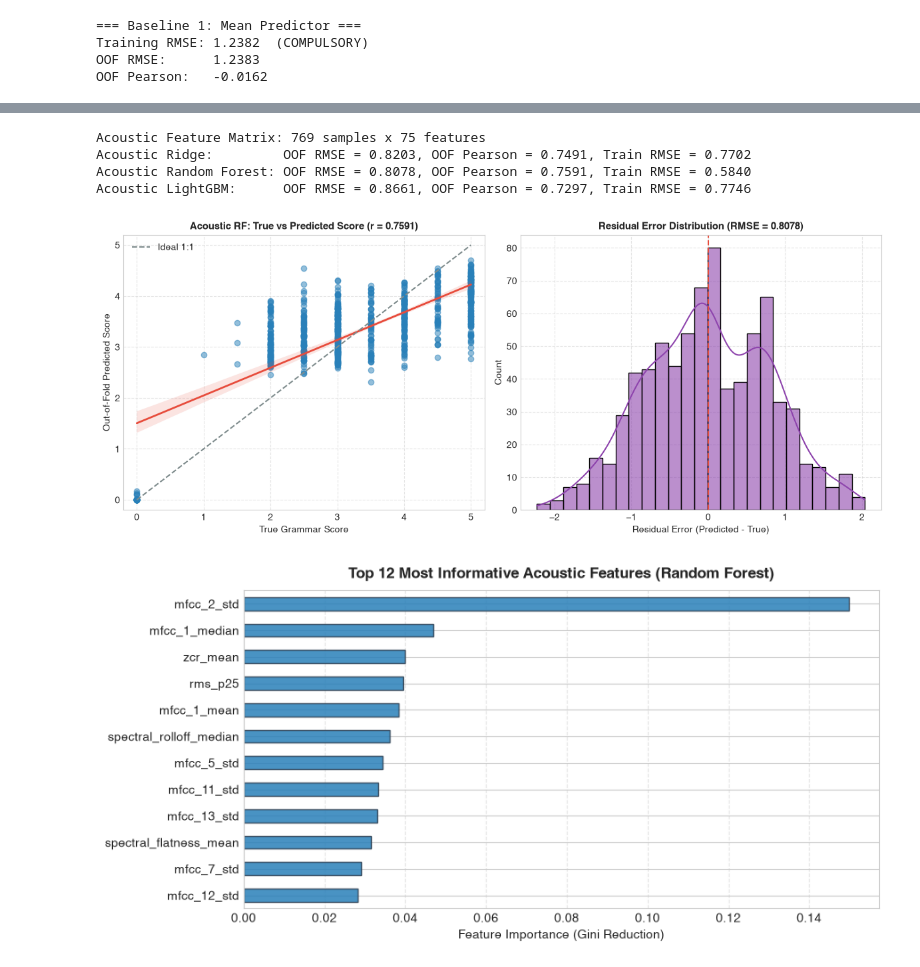
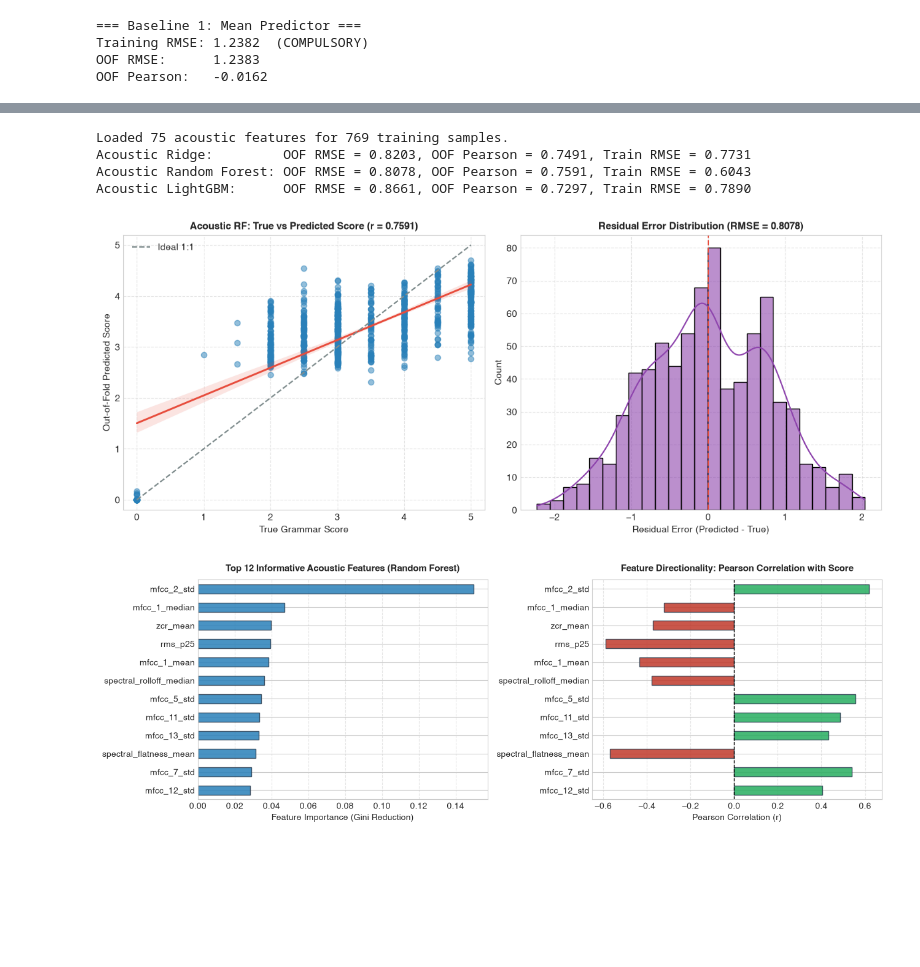
Before and after one commit to nandinikhandelwal120603/SHL_HIRING_ASSESMENT, a Jupyter notebook: notebook/shl_grammar_scoring.ipynb, the cells around one changed output, grey strips where cells are left out. Cells and saved outputs as stored; diff of their text form; code cells hidden in the pictures; blank space fills up the shorter version.

```diff
--- a/notebook/shl_grammar_scoring.ipynb
+++ b/notebook/shl_grammar_scoring.ipynb
@@ -539,24 +552,27 @@ We load our 75 handcrafted acoustic features and train three diverse regressors:
 # %%
-# Load cached handcrafted acoustic features
-train_feats = pd.read_parquet(os.path.join(ARTIFACTS_DIR, "audio_features_train.parquet"))
-test_feats = pd.read_parquet(os.path.join(ARTIFACTS_DIR, "audio_features_test.parquet"))
+# Load pre-extracted acoustic features
+audio_train_path = os.path.join(ARTIFACTS_DIR, "audio_features_train.parquet")
+audio_test_path = os.path.join(ARTIFACTS_DIR, "audio_features_test.parquet")
 
-feature_cols = [c for c in train_feats.columns if c not in ['filename', 'label']]
-X_audio = train_feats[feature_cols]
+df_audio_train = pd.read_parquet(audio_train_path)
+df_audio_test = pd.read_parquet(audio_test_path)
 
-print(f"Acoustic Feature Matrix: {X_audio.shape[0]} samples x {X_audio.shape[1]} features")
+feature_cols = [c for c in df_audio_train.columns if c not in ['filename', 'label', 'audio_path']]
+X_audio = df_audio_train[feature_cols].copy()
 
-# Model 3A: Ridge
+print(f"Loaded {len(feature_cols)} acoustic features for {len(X_audio)} training samples.")
+
+# Model 2C: Acoustic Ridge Regression
 def get_audio_ridge():
     return Pipeline([
         ('scaler', StandardScaler()),
-        ('reg', Ridge(alpha=50.0, random_state=SEED))
+        ('ridge', Ridge(alpha=50.0, random_state=SEED))
     ])
 
 res_ridge = evaluate_cv(X_audio, y_true, folds, get_audio_ridge)
 tracker.record("EXP-03-AUDIO-RIDGE", "Handcrafted Acoustic (75)", "Ridge(alpha=50)", res_ridge, "Linear L2 regularized acoustic model")
 
-# Model 3B: Random Forest
+# Model 2D: Acoustic Random Forest
 def get_audio_rf():
     return RandomForestRegressor(
         n_estimators=100, max_depth=6, min_samples_split=5, min_samples_leaf=2,
@@ -566,7 +582,7 @@ def get_audio_rf():
 res_rf = evaluate_cv(X_audio, y_true, folds, get_audio_rf)
 tracker.record("EXP-04-AUDIO-RF", "Handcrafted Acoustic (75)", "RandomForest(depth=6)", res_rf, "Non-linear tree ensemble on acoustics")
 
-# Model 3C: LightGBM
+# Model 2E: Acoustic LightGBM
 def get_audio_lgbm():
     return LGBMRegressor(
         n_estimators=60, learning_rate=0.03, max_depth=3, num_leaves=15,
@@ -581,12 +597,12 @@ print(f"Acoustic Ridge:         OOF RMSE = {res_ridge['oof_rmse']:.4f}, OOF Pear
 print(f"Acoustic Random Forest: OOF RMSE = {res_rf['oof_rmse']:.4f}, OOF Pearson = {res_rf['oof_pearson']:.4f}, Train RMSE = {res_rf['train_rmse']:.4f}")
 print(f"Acoustic LightGBM:      OOF RMSE = {res_lgbm['oof_rmse']:.4f}, OOF Pearson = {res_lgbm['oof_pearson']:.4f}, Train RMSE = {res_lgbm['train_rmse']:.4f}")
 # %% [output]
-Acoustic Feature Matrix: 769 samples x 75 features
-Acoustic Ridge:         OOF RMSE = 0.8203, OOF Pearson = 0.7491, Train RMSE = 0.7702
-Acoustic Random Forest: OOF RMSE = 0.8078, OOF Pearson = 0.7591, Train RMSE = 0.5840
-Acoustic LightGBM:      OOF RMSE = 0.8661, OOF Pearson = 0.7297, Train RMSE = 0.7746
+Loaded 75 acoustic features for 769 training samples.
+Acoustic Ridge:         OOF RMSE = 0.8203, OOF Pearson = 0.7491, Train RMSE = 0.7731
+Acoustic Random Forest: OOF RMSE = 0.8078, OOF Pearson = 0.7591, Train RMSE = 0.6043
+Acoustic LightGBM:      OOF RMSE = 0.8661, OOF Pearson = 0.7297, Train RMSE = 0.7890
 # %%
-# Visualizations 6, 7 & 8: Predictions, Residuals & Feature Importances
+# Visualizations 5 & 6: Predictions, Residuals & Feature Importances
 best_oof = res_rf['oof_preds']
 residuals = best_oof - y_true
 
@@ -598,37 +614,49 @@ sns.regplot(x=y_true, y=best_oof, ax=axes[0],
             line_kws={'color': '#e74c3c', 'linewidth': 2})
 axes[0].plot([0, 5], [0, 5], '--', color='#7f8c8d', linewidth=1.5, label='Ideal 1:1')
 axes[0].set_title(f"Acoustic RF: True vs Predicted Score (r = {res_rf['oof_pearson']:.4f})", fontsize=11, fontweight='bold')
 axes[0].set_xlabel("True Grammar Score", fontsize=10)
 axes[0].set_ylabel("Out-of-Fold Predicted Score", fontsize=10)
 axes[0].set_xlim(-0.2, 5.2)
 axes[0].set_ylim(-0.2, 5.2)
 axes[0].legend()
 axes[0].grid(True, linestyle='--', alpha=0.5)
 
 # Residual Distribution
 sns.histplot(residuals, kde=True, ax=axes[1], color='#8e44ad', bins=25, alpha=0.6)
 axes[1].axvline(0, color='#e74c3c', linestyle='--', linewidth=1.5)
 axes[1].set_title(f"Residual Error Distribution (RMSE = {res_rf['oof_rmse']:.4f})", fontsize=11, fontweight='bold')
 axes[1].set_xlabel("Residual Error (Predicted - True)", fontsize=10)
 axes[1].set_ylabel("Count", fontsize=10)
 axes[1].grid(True, linestyle='--', alpha=0.5)
 
 plt.tight_layout()
 plt.show()
 
-# Top Feature Importances
+# Top Feature Importances & Directionality
 full_rf = get_audio_rf()
 full_rf.fit(X_audio, y_true)
 importances = pd.Series(full_rf.feature_importances_, index=feature_cols).sort_values(ascending=False).head(12)
+correlations = pd.Series([stats.pearsonr(X_audio[feat], y_true)[0] for feat in importances.index], index=importances.index)
 
-fig, ax = plt.subplots(figsize=(9, 4.5), dpi=100)
+fig, axes = plt.subplots(1, 2, figsize=(13, 4.5), dpi=100)
+
+# Feature Importance
 colors = ['#16a085' if any(w in feat for w in ['pause', 'silence', 'speech']) else '#2980b9' for feat in importances.index]
-importances.sort_values().plot(kind='barh', ax=ax, color=colors, edgecolor='#2c3e50', alpha=0.85)
-ax.set_title("Top 12 Most Informative Acoustic Features (Random Forest)", fontsize=12, fontweight='bold', pad=10)
-ax.set_xlabel("Feature Importance (Gini Reduction)", fontsize=10)
-ax.grid(axis='x', linestyle='--', alpha=0.5)
+importances.sort_values().plot(kind='barh', ax=axes[0], color=colors, edgecolor='#2c3e50', alpha=0.85)
+axes[0].set_title("Top 12 Informative Acoustic Features (Random Forest)", fontsize=11, fontweight='bold', pad=10)
+axes[0].set_xlabel("Feature Importance (Gini Reduction)", fontsize=10)
+axes[0].grid(axis='x', linestyle='--', alpha=0.5)
+
+# Directional Correlation (Pearson r)
+corr_colors = ['#27ae60' if r > 0 else '#c0392b' for r in correlations[importances.sort_values().index]]
+correlations[importances.sort_values().index].plot(kind='barh', ax=axes[1], color=corr_colors, edgecolor='#2c3e50', alpha=0.85)
+axes[1].axvline(0, color='black', linestyle='--', linewidth=1)
+axes[1].set_title("Feature Directionality: Pearson Correlation with Score", fontsize=11, fontweight='bold', pad=10)
+axes[1].set_xlabel("Pearson Correlation (r)", fontsize=10)
+axes[1].grid(axis='x', linestyle='--', alpha=0.5)
+
 plt.tight_layout()
 plt.show()
 # %% [output]
 [figure]
-[figure, old version]
+[figure, new version]
```
Also changed, not shown: parts of 60 cells of this notebook, 2 other files.
